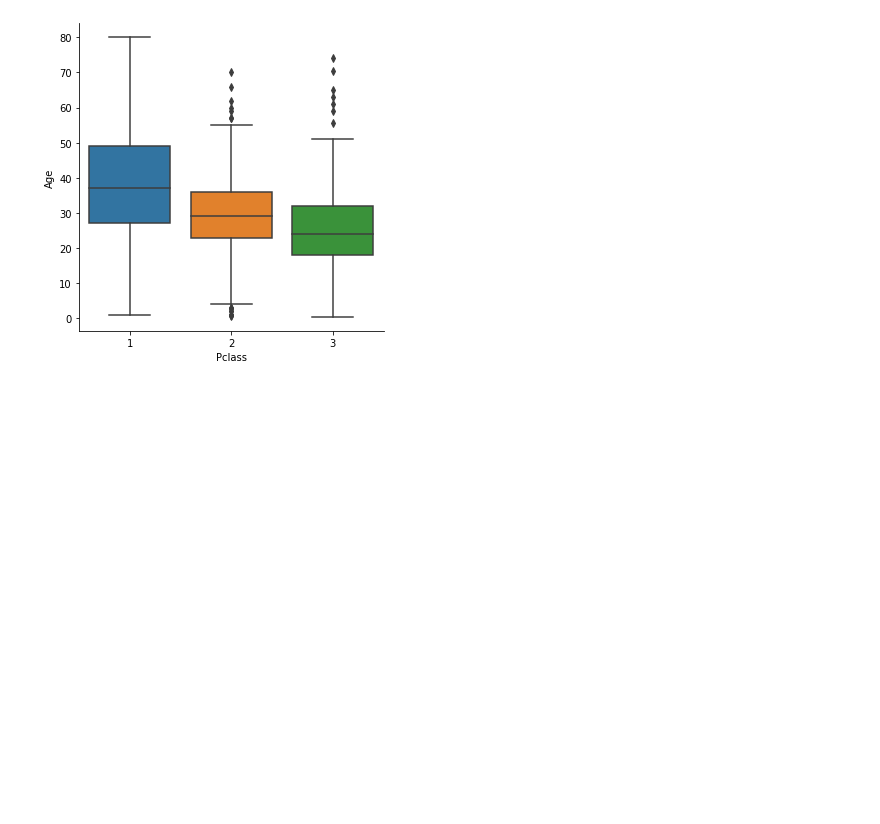
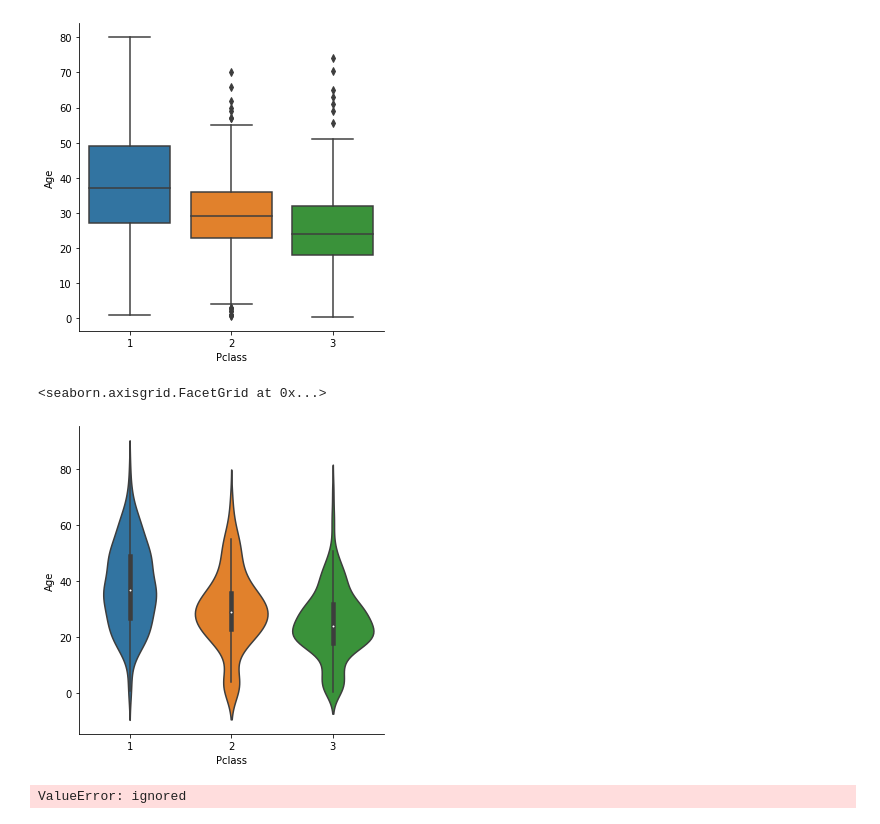
Before and after one commit to Ansh-dev-2005/Machine-Learning-and-Artificial-Intelligence, a Jupyter notebook: seaborn.ipynb, the cells around one changed output. Drawn from its saved outputs; the diff is of its cells as text; code cells hidden in the pictures; blank space fills up the shorter version.

```diff
--- a/seaborn.ipynb
+++ b/seaborn.ipynb
@@ -85,3 +85,12 @@ sns.catplot(x="Pclass", y="Age", kind="box" , data=df)
 # %% [output]
 <seaborn.axisgrid.FacetGrid at 0x...>
 [figure]
+# %%
+sns.catplot(x="Pclass", y="Age", kind="violin" , data=df)
+# %% [output]
+<seaborn.axisgrid.FacetGrid at 0x...>
+[figure, added]
+# %%
+ sns.catplot(x="Pclass", y="Age", kind="violin",hue="sex" , data=df)
+# %% [output]
+ValueError: ignored
```
Also changed, not shown: parts of 5 cells of this notebook.
